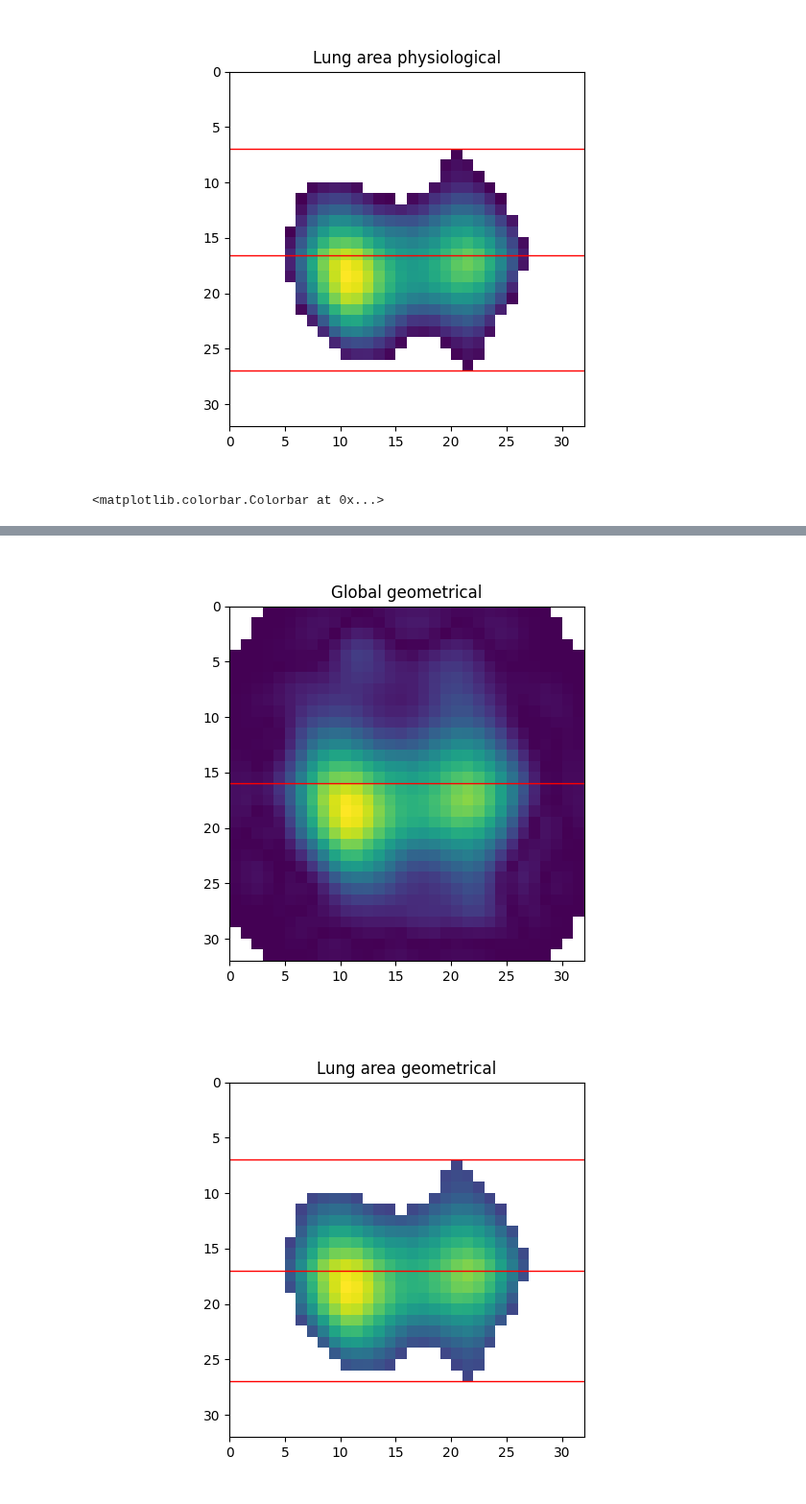
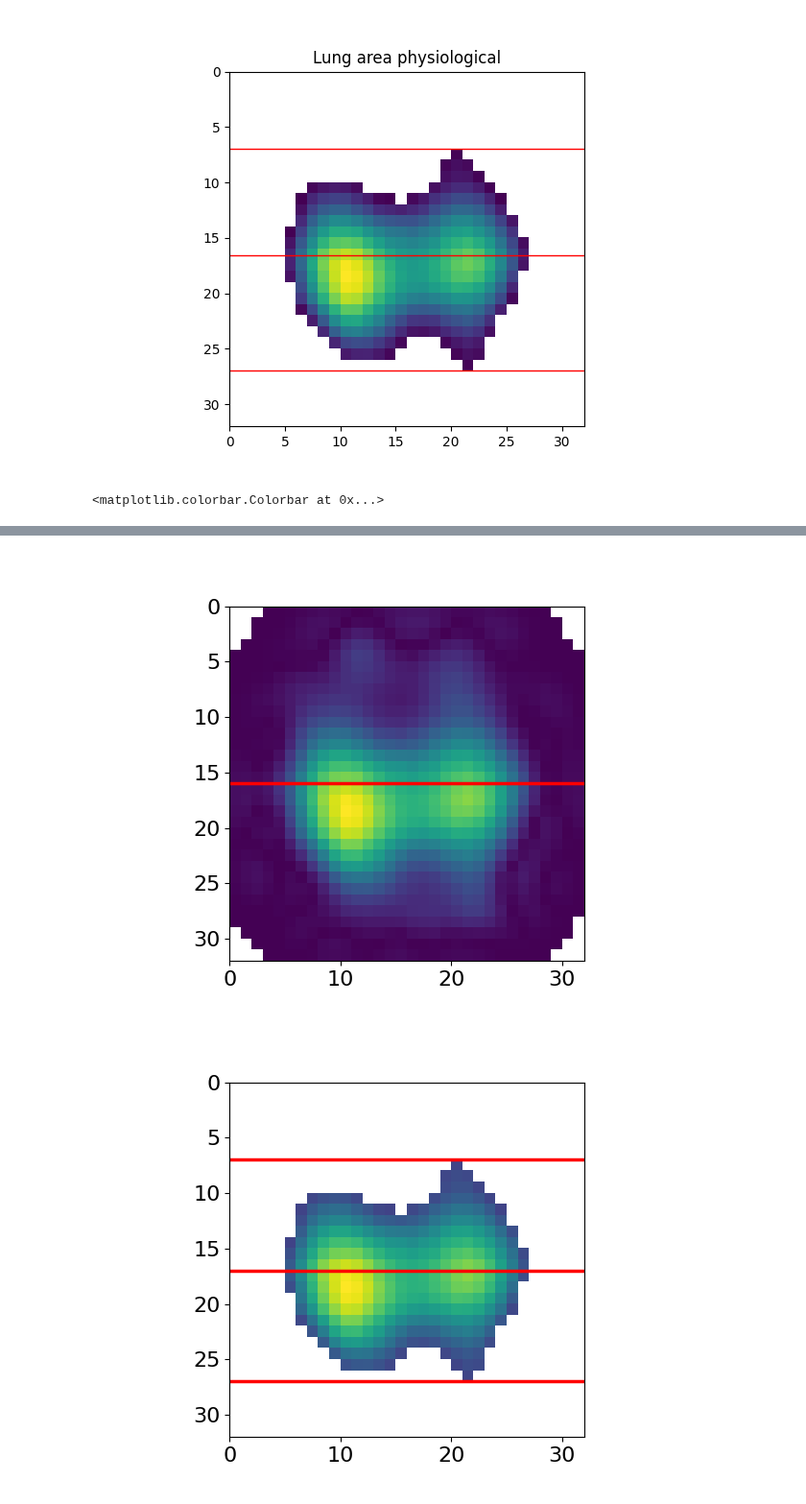
Before and after one commit to EIT-ALIVE/eitprocessing, a Jupyter notebook: notebooks/lung_segmentation_figure.ipynb, the cells around one changed output, grey strips where cells are left out. Shown at 96% size. Saved outputs shown, nothing was run; the diff lists cells and outputs as text; code cells hidden in the pictures.

Commit message:
increased line width and font size

```diff
--- a/notebooks/lung_segmentation_figure.ipynb
+++ b/notebooks/lung_segmentation_figure.ipynb
@@ -544,6 +544,7 @@ masked_tiv_map = np.ma.masked_invalid(tiv_map)
 masked_segmented_tiv_map = np.ma.masked_invalid(segmented_tiv_map)
 
 plt.figure()
+plt.rcParams["font.size"] = 16
 plt.imshow(
     masked_tiv_map,
     cmap="viridis",
@@ -553,9 +554,10 @@ plt.imshow(
     extent=get_extent(masked_tiv_map),
 )
 # fig1.colorbar(cax1, ax=axs1[0])
-plt.title("TIV Map")
+# plt.title("TIV Map")
 
 plt.figure()
+plt.rcParams["font.size"] = 16
 plt.imshow(
     masked_segmented_tiv_map,
     cmap="viridis",
@@ -565,9 +567,10 @@ plt.imshow(
     extent=get_extent(masked_segmented_tiv_map),
 )
 plt.colorbar()
-plt.title("Segmented TIV Map")
+# plt.title("Segmented TIV Map")
 
 plt.figure()
+plt.rcParams["font.size"] = 16
 plt.imshow(
     masked_tiv_map,
     cmap="viridis",
@@ -577,11 +580,12 @@ plt.imshow(
     extent=get_extent(masked_tiv_map),
 )
 for y in y_positions_1:
-    plt.axhline(y, color="red", linewidth=1)
-plt.title("Global geometrical")
+    plt.axhline(y, color="red", linewidth=2.5)
+# plt.title("Global geometrical")
 # fig2.colorbar(cax3, ax=axs2[0])
 
 plt.figure()
+plt.rcParams["font.size"] = 16
 plt.imshow(
     masked_segmented_tiv_map,
     cmap="viridis",
@@ -591,11 +595,12 @@ plt.imshow(
     extent=get_extent(masked_segmented_tiv_map),
 )
 for y in y_positions_2:
-    plt.axhline(y, color="red", linewidth=1)
-plt.title("Lung area geometrical")
+    plt.axhline(y, color="red", linewidth=2.5)
+# plt.title("Lung area geometrical")
 # fig2.colorbar(cax4, ax=axs2[1])
 
 plt.figure()
+plt.rcParams["font.size"] = 16
 plt.imshow(
     masked_segmented_tiv_map,
     cmap="viridis",
@@ -605,8 +610,8 @@ plt.imshow(
     extent=get_extent(masked_segmented_tiv_map),
 )
 for y in y_positions_3:
-    plt.axhline(y, color="red", linewidth=1)
-plt.title("Lung area physiological")
+    plt.axhline(y, color="red", linewidth=2.5)
+# plt.title("Lung area physiological")
 plt.colorbar()
 # %% [output]
 <matplotlib.colorbar.Colorbar at 0x...>
@@ -615,2 +620,2 @@ plt.colorbar()
-[figure, old version]
+[figure, new version]
-[figure, old version]
+[figure, new version]
```
Also changed, not shown: parts of 1 cell of this notebook.
